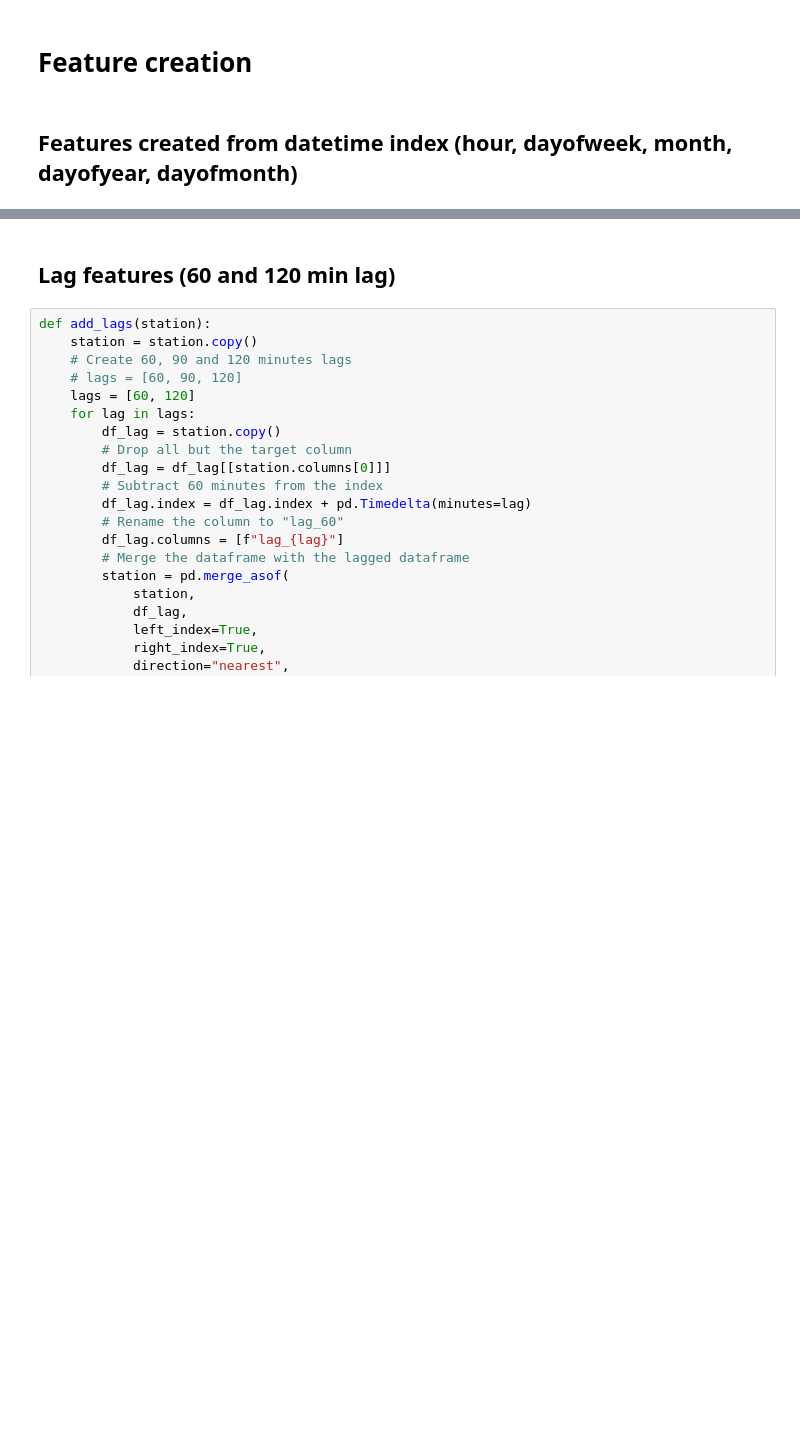
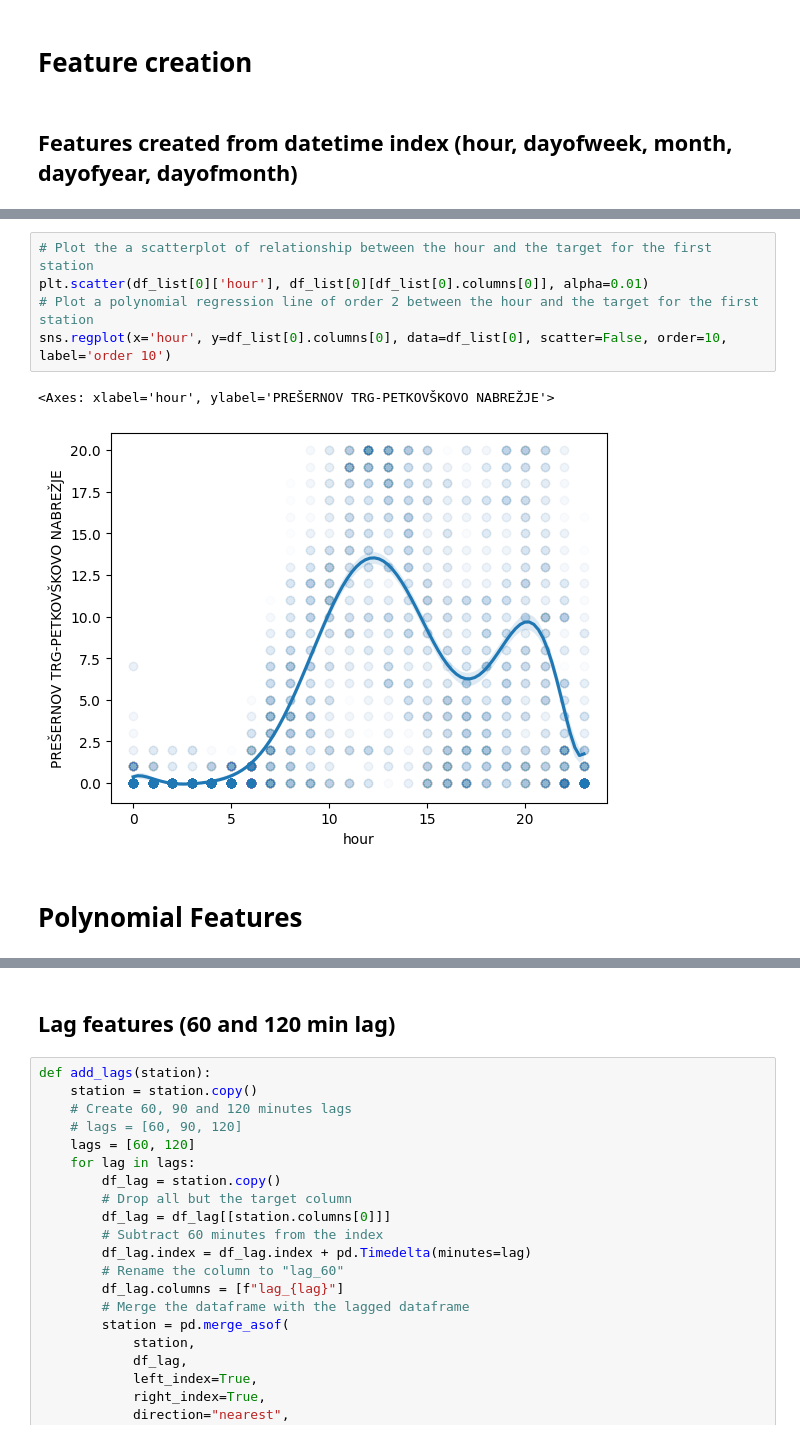
Before and after one commit to ZanMervic/bicikelj_machine_learning_project, a Jupyter notebook: bicikelj_LR.ipynb, the cells around one changed output, grey strips where cells are left out. Cells and saved outputs as stored; diff of their text form; blank space fills up the shorter version.

```diff
--- a/bicikelj_LR.ipynb
+++ b/bicikelj_LR.ipynb
@@ -77,0 +135,10 @@ df_list[0].head()
+# %%
+# Plot the a scatterplot of relationship between the hour and the target for the first station
+plt.scatter(df_list[0]['hour'], df_list[0][df_list[0].columns[0]], alpha=0.01)
+# Plot a polynomial regression line of order 2 between the hour and the target for the first station
+sns.regplot(x='hour', y=df_list[0].columns[0], data=df_list[0], scatter=False, order=10, label='order 10')
+# %% [output]
+<Axes: xlabel='hour', ylabel='PREŠERNOV TRG-PETKOVŠKOVO NABREŽJE'>
+[figure, added]
+# %% [markdown]
+# Polynomial Features
```
Also changed, not shown: parts of 26 cells of this notebook, 8 other files.
